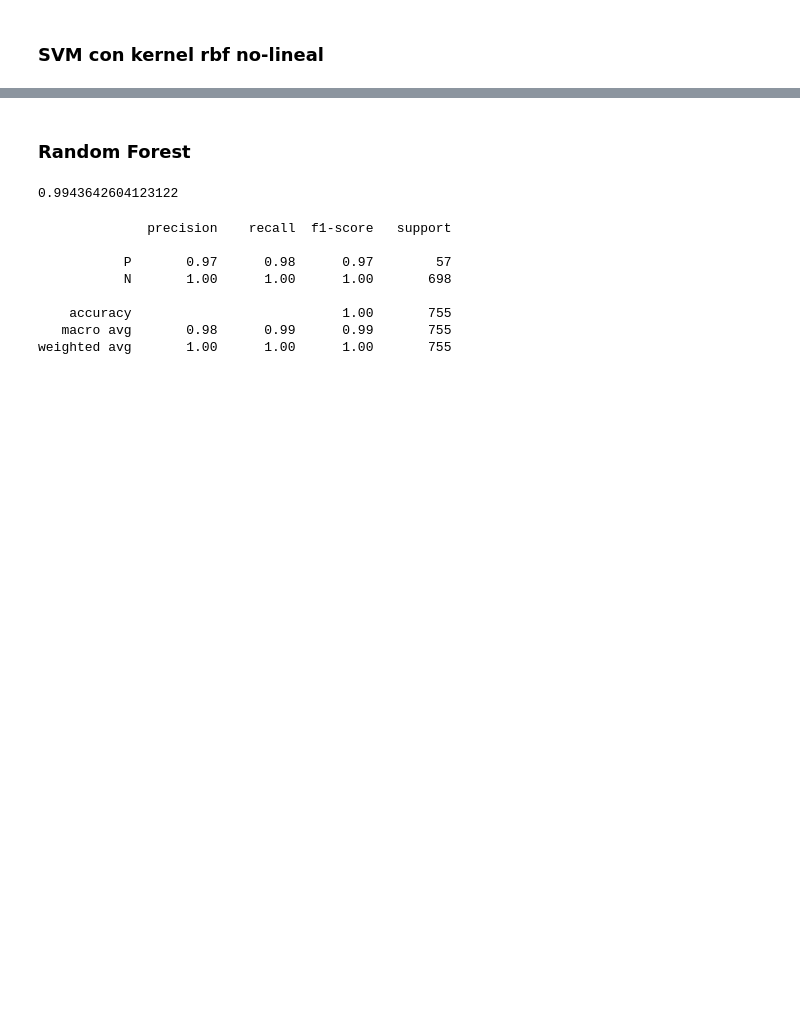
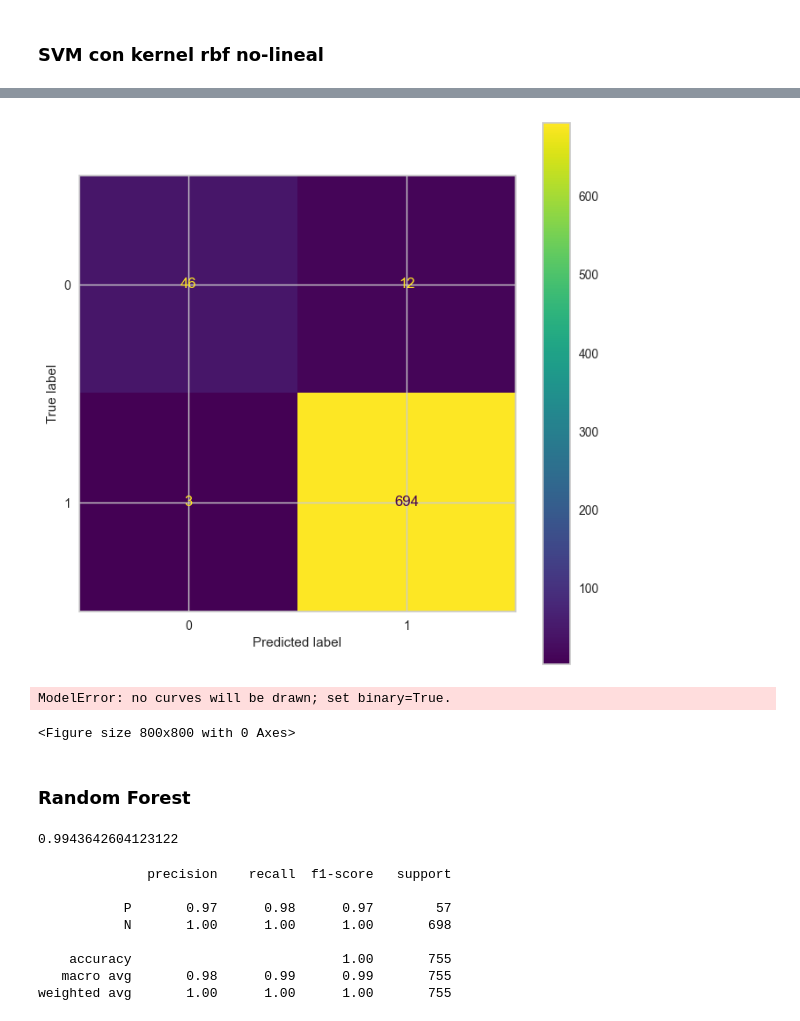
Before and after one commit to cuberhaus/APA_Practica, a Jupyter notebook: hypothyroid.ipynb, the cells around one changed output, grey strips where cells are left out. Saved outputs shown, nothing was run; the diff lists cells and outputs as text; code cells hidden in the pictures; blank space fills up the shorter version.

```diff
--- a/hypothyroid.ipynb
+++ b/hypothyroid.ipynb
@@ -1569,2 +1626,8 @@ roc_auc(lsvc_gs, X_train_copia, y_train, X_test, y_test);
 # %% [markdown]
 ### SVM con kernel rbf no-lineal
+# %%
+param = {'C':10**np.linspace(-4,4,101), 'gamma':['scale','auto']}
+
+rbsvc =  SVC(kernel='rbf', max_iter=25000, random_state=0)
+rbsvc_gs = BayesSearchCV(rbsvc,param,n_iter=15, cv=5, n_jobs=-1, refit=True, random_state=42)
+rbsvc_gs.fit(X_train, y_train);
@@ -1571,3 +1654,14 @@ roc_auc(lsvc_gs, X_train_copia, y_train, X_test, y_test);
+# %%
+plt.figure(figsize=(8,8));
+ConfusionMatrixDisplay.from_estimator(rbsvc_gs, X_test, y_test, display_labels=clases, ax=plt.subplot());
+# %% [output]
+[figure, added]
+# %%
+plt.figure(figsize=(8,8));
+roc_auc(rbsvc_gs, X_train, y_train, X_test, y_test);
+# %% [output]
+ModelError: no curves will be drawn; set binary=True.
+<Figure size 800x800 with 0 Axes>
 # %% [markdown]
 ### Random Forest
 # %%
```
Also changed, not shown: parts of 14 cells of this notebook.
